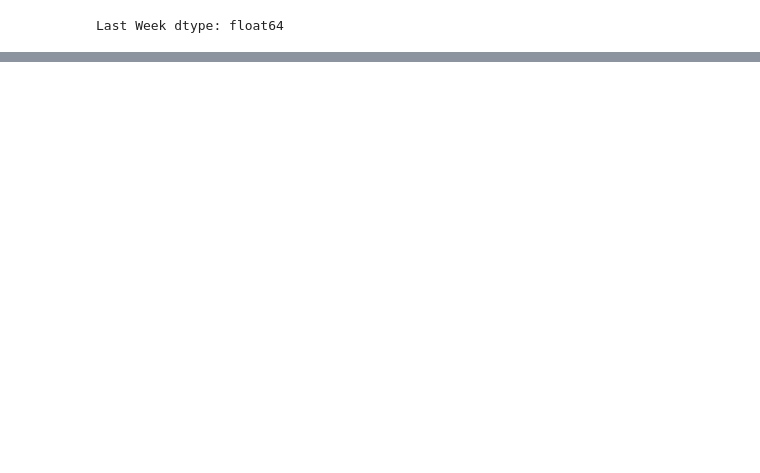
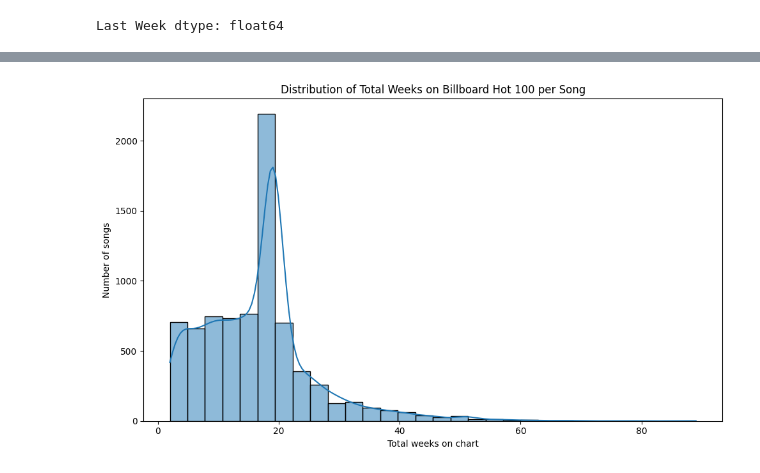
Before and after one commit to mrcl-w/Application-of-machine-learning-in-predicting-the-success-of-music-tracks., a Jupyter notebook: ML/Forecast/dataset_builder.ipynb, the cells around one changed output, grey strips where cells are left out. Saved outputs shown, nothing was run; the diff lists cells and outputs as text; code cells hidden in the pictures; blank space fills up the shorter version.

```diff
--- a/ML/Forecast/dataset_builder.ipynb
+++ b/ML/Forecast/dataset_builder.ipynb
@@ -77,0 +78,19 @@ data.to_csv("../../Data/processed_forecast_data.csv", index=False)
+# %%
+#plot distribution of weeks in charts
+import seaborn as sns
+weeks_per_song = (
+    data
+    .groupby(['Song', 'Artist'])['Weeks in Charts']
+    .max()
+    .reset_index(name='total_weeks_on_chart')
+)
+plt.figure(figsize=(10, 6))
+sns.histplot(weeks_per_song['total_weeks_on_chart'], bins=30, kde=True)
+plt.title('Distribution of Total Weeks on Billboard Hot 100 per Song')
+plt.xlabel('Total weeks on chart')
+plt.ylabel('Number of songs')
+plt.tight_layout()
+plt.savefig('../../Figures/billboard_total_weeks_distribution.png', dpi=300)
+plt.show()
+# %% [output]
+[figure, added]
```
Also changed, not shown: parts of 6 cells of this notebook, 22 other files.
